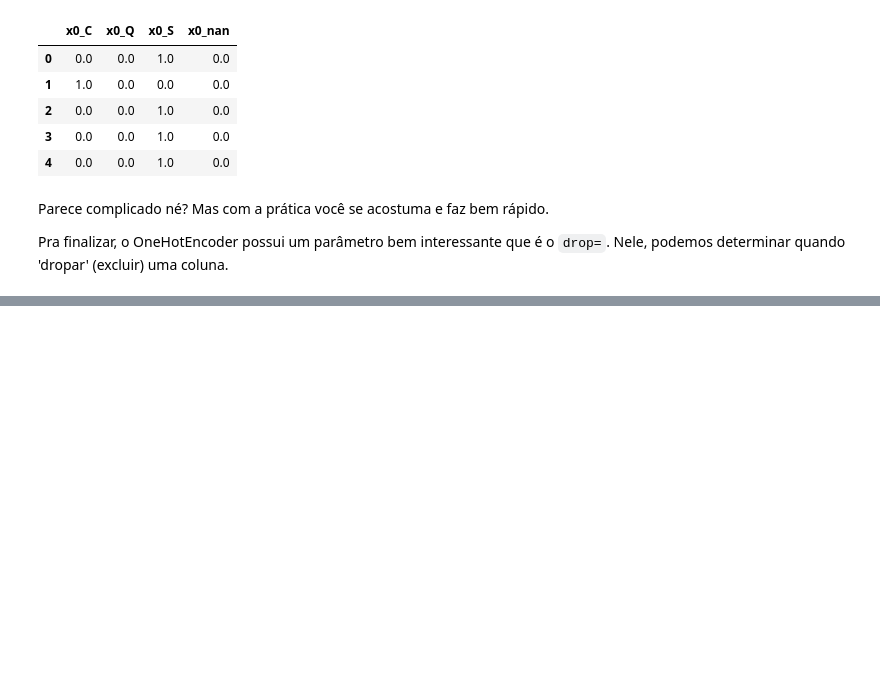
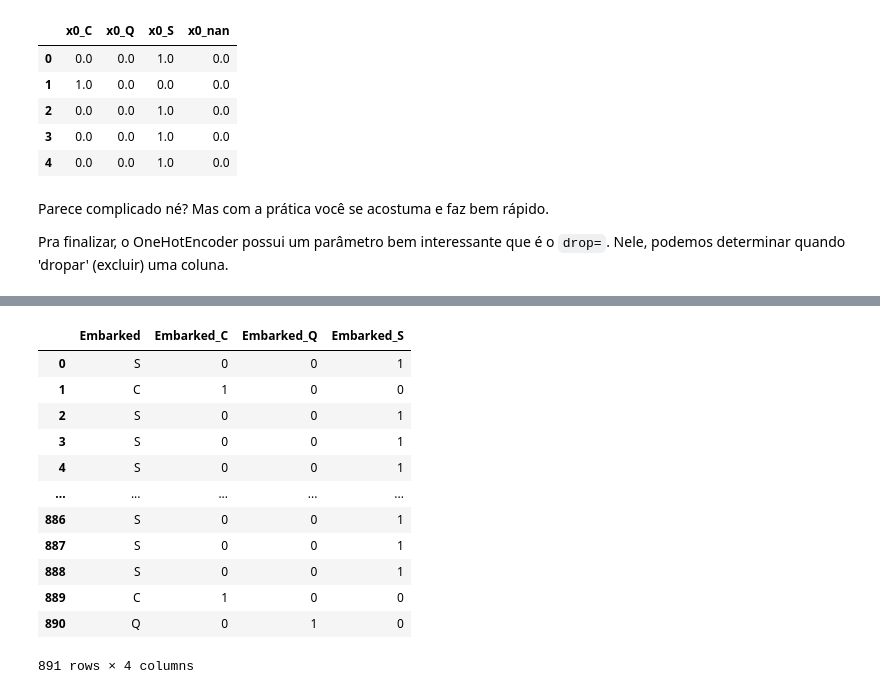
Before and after one commit to joaonsouza/kaggle-projects, a Jupyter notebook: Titanic-Machine-Learning-from-Disaster/notebooks/transformando features categoricas.ipynb, the cells around one changed output, grey strips where cells are left out. Drawn from its saved outputs; the diff is of its cells as text; code cells hidden in the pictures; blank space fills up the shorter version.

```diff
--- a/Titanic-Machine-Learning-from-Disaster/notebooks/transformando features categoricas.ipynb
+++ b/Titanic-Machine-Learning-from-Disaster/notebooks/transformando features categoricas.ipynb
@@ -354,0 +362,3 @@ Para finalizar, e agora é de verdade (kkk), o pandas tem um método de datafram
+# %%
+dummy_embarked = pd.get_dummies(treino[['Embarked']])
+dummy_embarked
@@ -354,0 +379,16 @@ Para finalizar, e agora é de verdade (kkk), o pandas tem um método de datafram
+# %%
+treino[['Embarked']].join(dummy_embarked)
+# %% [output]
+|  | Embarked | Embarked_C | Embarked_Q | Embarked_S |
+| 0 | S | 0 | 0 | 1 |
+| 1 | C | 1 | 0 | 0 |
+| 2 | S | 0 | 0 | 1 |
+| 3 | S | 0 | 0 | 1 |
+| 4 | S | 0 | 0 | 1 |
+| ... | ... | ... | ... | ... |
+| 886 | S | 0 | 0 | 1 |
+| 887 | S | 0 | 0 | 1 |
+| 888 | S | 0 | 0 | 1 |
+| 889 | C | 1 | 0 | 0 |
+| 890 | Q | 0 | 1 | 0 |
+891 rows × 4 columns
```
Also changed, not shown: parts of 6 cells of this notebook.
